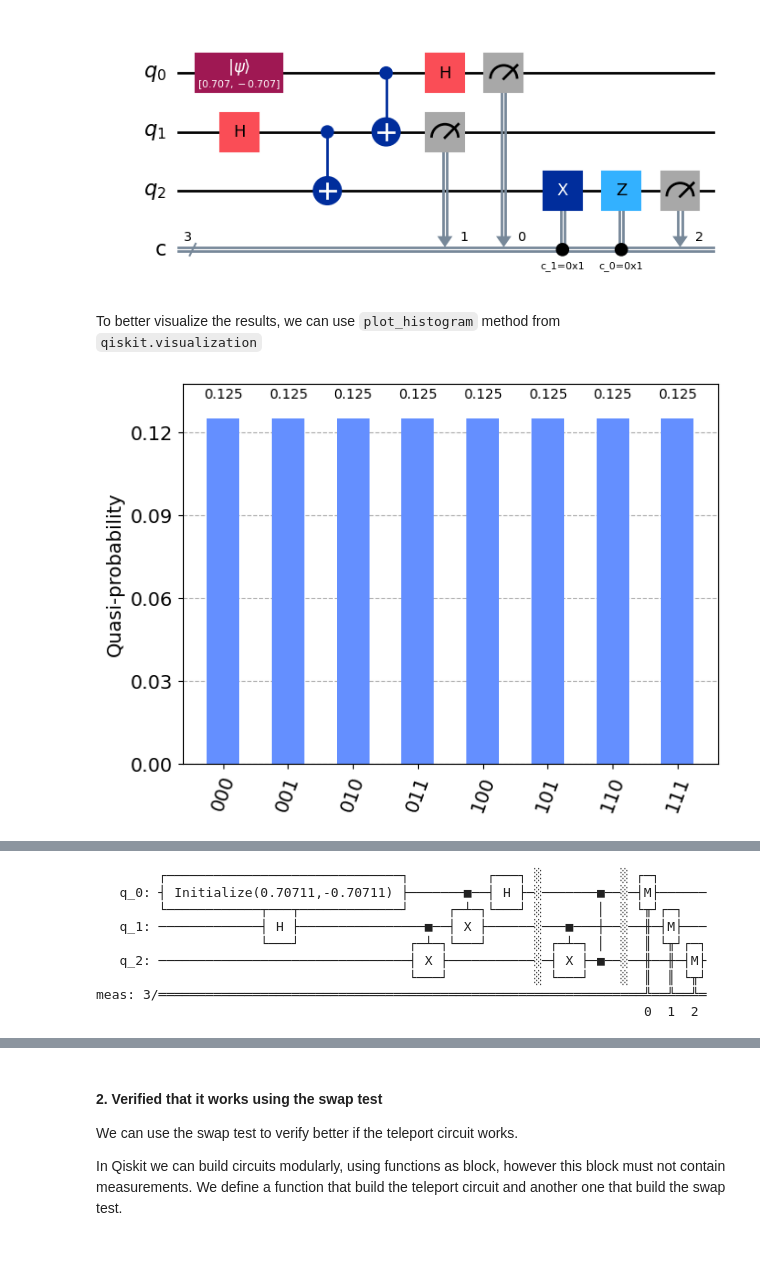
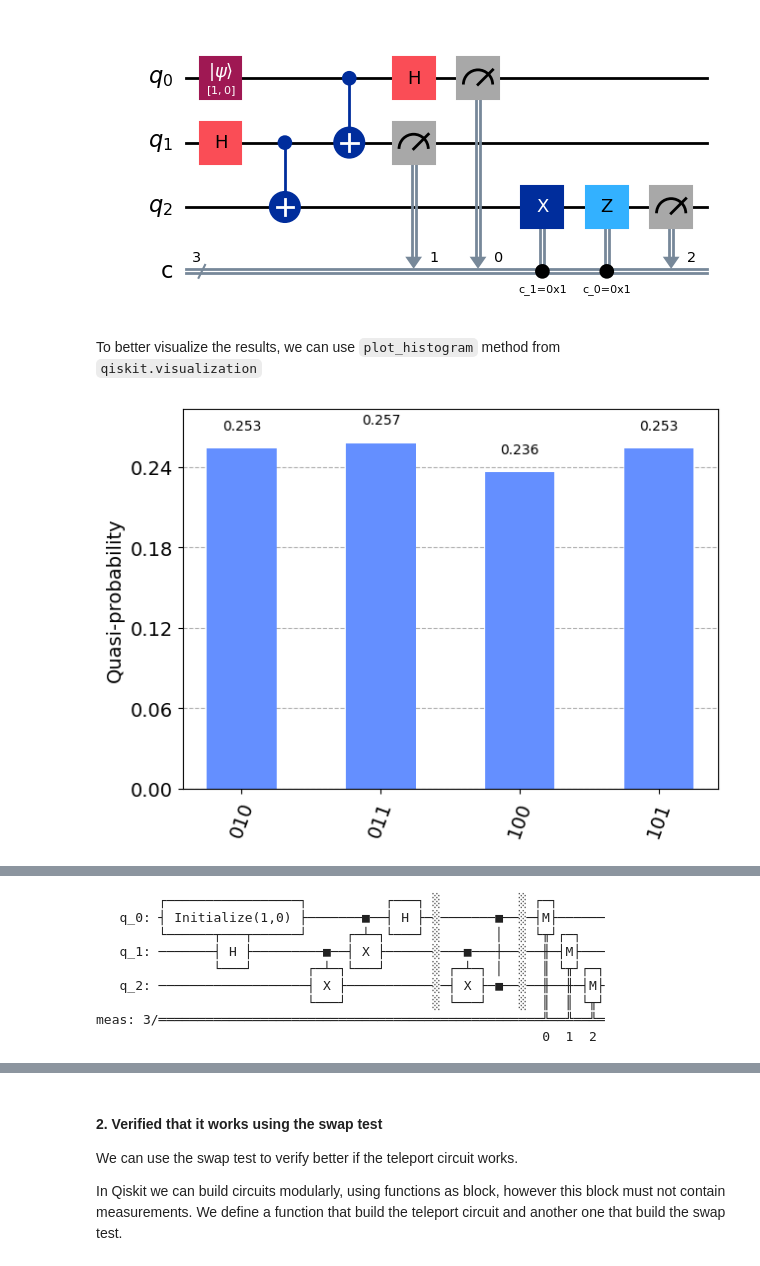
Before and after one commit to NicolaAssolini98/QuantumLab, a Jupyter notebook: Lab1/SolutionLab1.ipynb, the cells around one changed output, grey strips where cells are left out. Saved outputs shown, nothing was run; the diff lists cells and outputs as text; code cells hidden in the pictures.

```diff
--- a/Lab1/SolutionLab1.ipynb
+++ b/Lab1/SolutionLab1.ipynb
@@ -11,23 +11,23 @@ from qiskit import QuantumCircuit
 from math import sqrt
 # %%
 
-phi = Statevector([1/sqrt(2), -1/sqrt(2)])
+phi = Statevector([1, 0])
 
 teleport_circ = QuantumCircuit(3, 3)
 teleport_circ.initialize(phi, 0)
 
 teleport_circ.h(1)
 teleport_circ.cx(1, 2)
 teleport_circ.cx(0, 1)
 teleport_circ.h(0)
 teleport_circ.measure(0,0)
 teleport_circ.measure(1,1)
 teleport_circ.x(2).c_if(1,1)
 teleport_circ.z(2).c_if(0,1)
 teleport_circ.measure(2,2)
 teleport_circ.draw('mpl')
 # %% [output]
-[figure, old version]
+[figure, new version]
 # %% [markdown]
 To better visualize the results, we can use `plot_histogram` method from `qiskit.visualization`
 # %%
@@ -37,11 +37,11 @@ from qiskit.visualization import plot_histogram
 sampler = Sampler()
 # sampler.set_options(shots=2048)
 #
-job = sampler.run(teleport_circ) # , shots=2048)
+job = sampler.run(teleport_circ, shots=2048)
 result = job.result()
 plot_histogram(result.quasi_dists[0].binary_probabilities())
 # %% [output]
-[figure, old version]
+[figure, new version]
 # %% [markdown]
 #### Deferred Measurement
 
@@ -81,6 +81,7 @@ teleport_def.cx(1, 2)
 teleport_def.cx(0, 1)
 teleport_def.h(0)
 teleport_def.barrier()
+
 teleport_def.cx(1,2)
 teleport_def.cz(0,2)
 
@@ -88,15 +89,15 @@ teleport_def.measure_all()
 
 teleport_def.draw()
 # %% [output]
-        ┌──────────────────────────────┐          ┌───┐ ░          ░ ┌─┐
-   q_0: ┤ Initialize(0.70711,-0.70711) ├───────■──┤ H ├─░───────■──░─┤M├──────
-        └────────────┬───┬─────────────┘     ┌─┴─┐└───┘ ░       │  ░ └╥┘┌─┐
-   q_1: ─────────────┤ H ├────────────────■──┤ X ├──────░───■───┼──░──╫─┤M├───
-                     └───┘              ┌─┴─┐└───┘      ░ ┌─┴─┐ │  ░  ║ └╥┘┌─┐
-   q_2: ────────────────────────────────┤ X ├───────────░─┤ X ├─■──░──╫──╫─┤M├
-                                        └───┘           ░ └───┘    ░  ║  ║ └╥┘
-meas: 3/══════════════════════════════════════════════════════════════╩══╩══╩═
-                                                                      0  1  2
+        ┌─────────────────┐          ┌───┐ ░          ░ ┌─┐
+   q_0: ┤ Initialize(1,0) ├───────■──┤ H ├─░───────■──░─┤M├──────
+        └──────┬───┬──────┘     ┌─┴─┐└───┘ ░       │  ░ └╥┘┌─┐
+   q_1: ───────┤ H ├─────────■──┤ X ├──────░───■───┼──░──╫─┤M├───
+               └───┘       ┌─┴─┐└───┘      ░ ┌─┴─┐ │  ░  ║ └╥┘┌─┐
+   q_2: ───────────────────┤ X ├───────────░─┤ X ├─■──░──╫──╫─┤M├
+                           └───┘           ░ └───┘    ░  ║  ║ └╥┘
+meas: 3/═════════════════════════════════════════════════╩══╩══╩═
+                                                         0  1  2
 # %%
 
 job = sampler.run(teleport_def) # , shots=2048)
```
Also changed, not shown: parts of 8 cells of this notebook, 4 other files.
